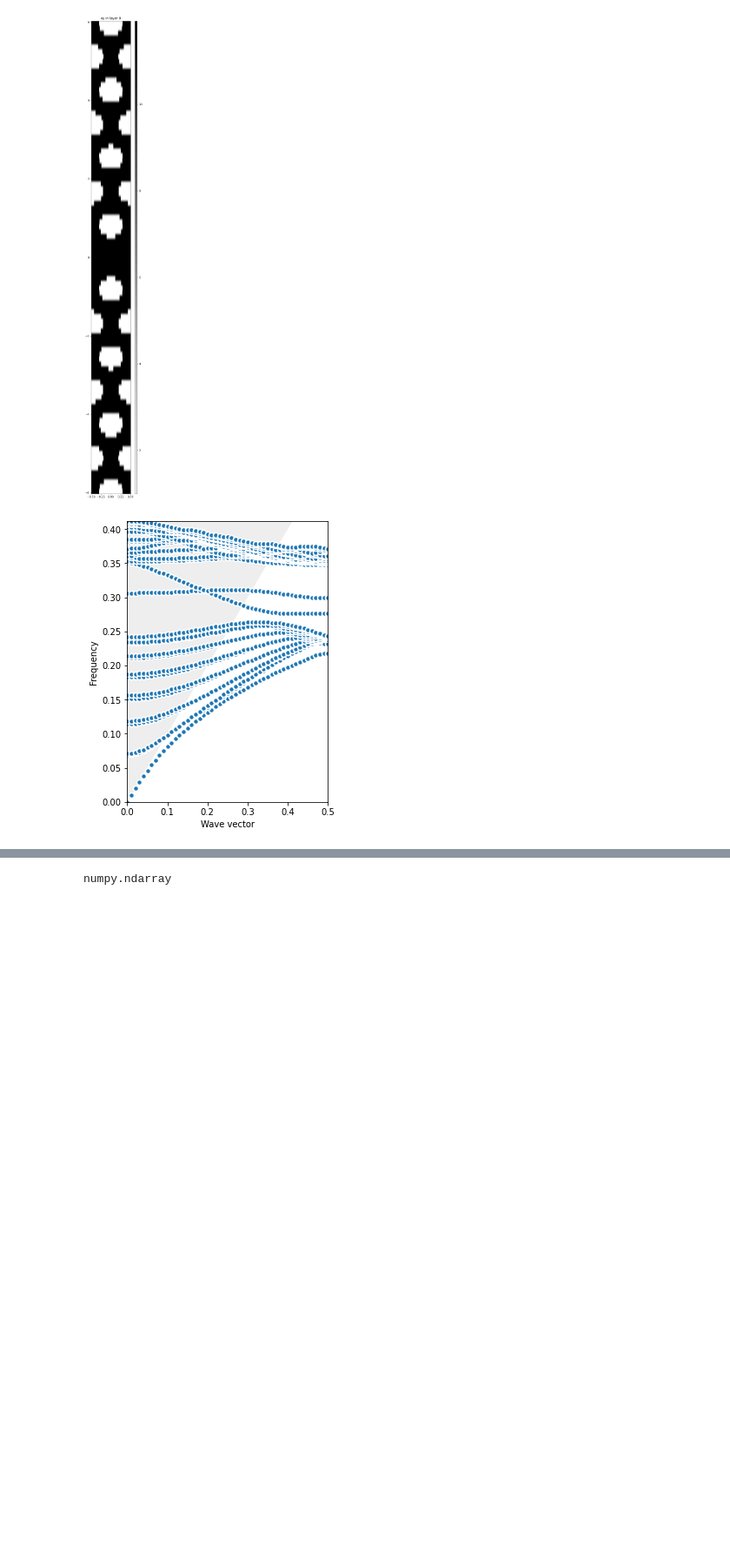
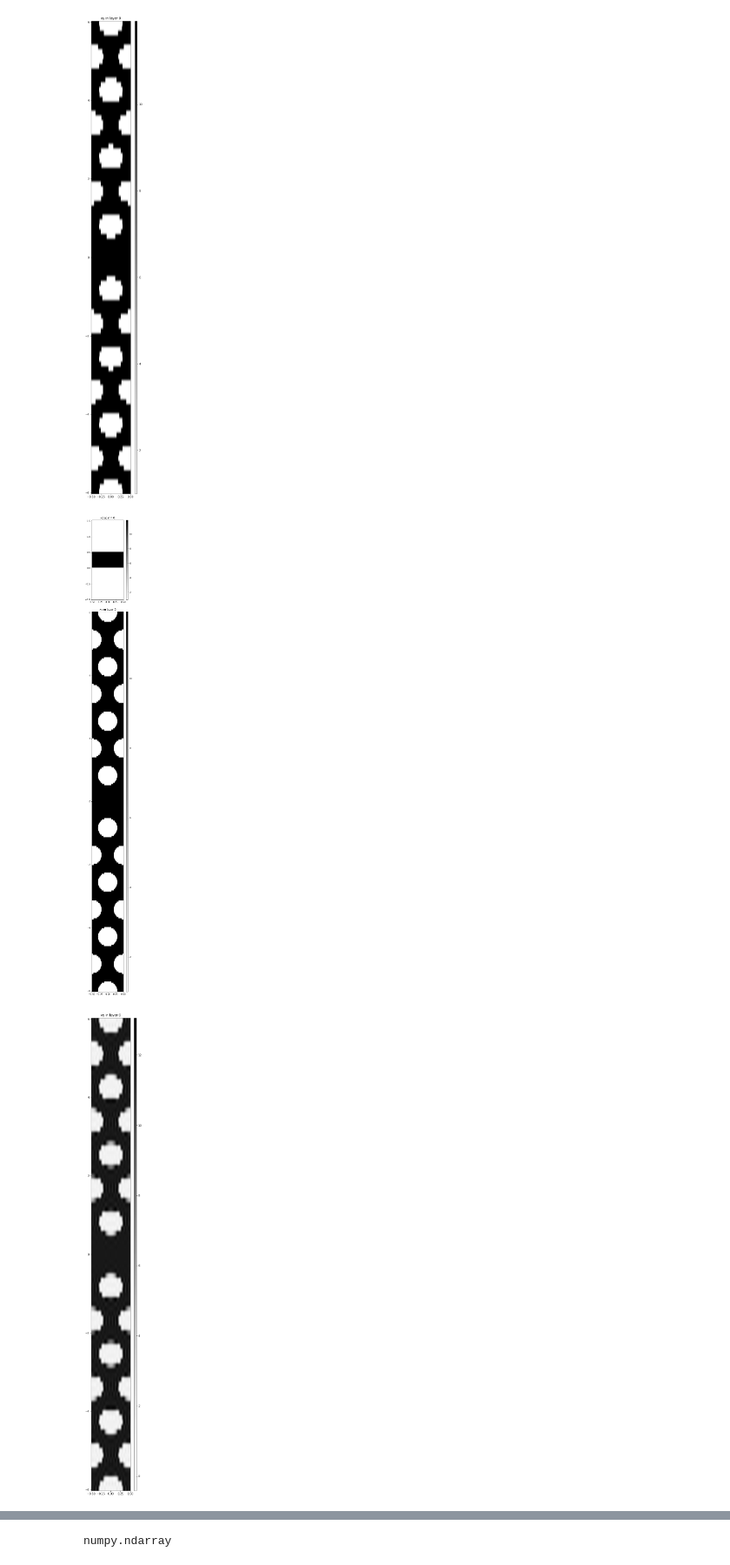
Before and after one commit to quantumbrownie/honoursLegume, a Jupyter notebook: Test 1.ipynb, the cells around one changed output, grey strips where cells are left out. Shown: that part at 87% size. Drawn from its saved outputs; the diff is of its cells as text; code cells hidden in the pictures; blank space fills up the shorter version.

```diff
--- a/Test 1.ipynb
+++ b/Test 1.ipynb
@@ -23,7 +23,7 @@ eps_c = 1            # hole permittivity
 d = 220/420          # slab thickness
 
 # plane-wave expansion parameters
-gmax = 2     # truncation of the plane-wave basis
+gmax = 6     # truncation of the plane-wave basis
 Ny = 14      # Number of rows in the y-direction
 Ny_opt = 3   # Number of rows in which the pillars will be modified
 Nx = 1       # Supercell size in the x-direction
@@ -92,25 +92,23 @@ legume.viz.structure(phc0, xz=False, xy=True, figsize=3)
 # %%
 nk = 50
 
 # Define a BZ path in kx
 path = phc0.lattice.bz_path([[0, 0], np.array([np.pi/Nx, 0])], [nk])
 #pwe0.run(kpoints=path['kpoints'], pol='tm', numeig = 150)
 
 neig = 30
 
 # Initialize GME
 gme = legume.GuidedModeExp(phc0, gmax=gmax)
 
 # Set some of the running options
 options = {'gmode_inds': [0],
            'numeig': neig,
            'verbose': False
             }
 
-# Run the simulation
-gme.run(kpoints=path['kpoints'], **options)
-
-# Visualize the bands
-ax = legume.viz.bands(gme, Q=False)
+legume.viz.structure(gme, xz=True, xy=True, Nx = 300, Ny = 300, figsize=3)
+legume.viz.eps_ft(gme, figsize=3)
 # %% [output]
-[figure, old version]
+[figure, new version]
+[figure, added]
```
Also changed, not shown: parts of 5 cells of this notebook, 1 other file.
